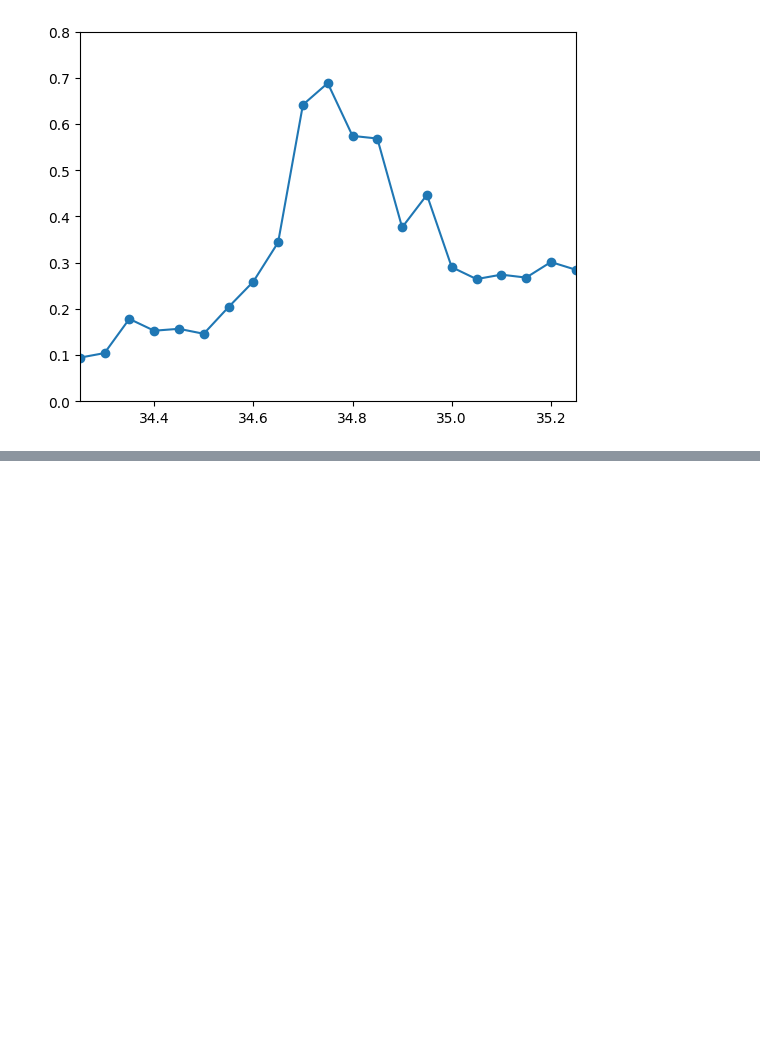
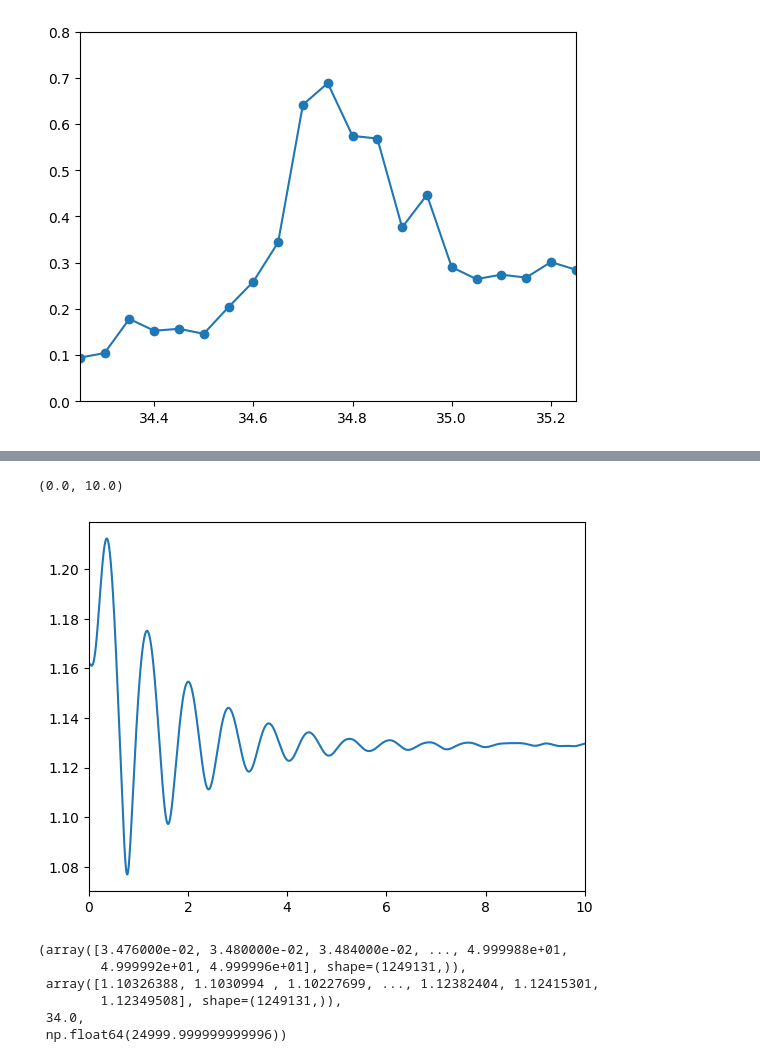
Before and after one commit to labo4gruporocco/Santi, a Jupyter notebook: Young/forzado.ipynb, the cells around one changed output, grey strips where cells are left out. Drawn from its saved outputs; the diff is of its cells as text; code cells hidden in the pictures; blank space fills up the shorter version.

```diff
--- a/Young/forzado.ipynb
+++ b/Young/forzado.ipynb
@@ -384,0 +606,43 @@ plt.ylim(0,0.8)
+# %%
+plt.plot(t,envelope)
+plt.xlim(0,10)
+# %% [output]
+(0.0, 10.0)
+[figure, added]
+# %%
+
+"""
+Loads data, extracts frequency, and chops the signal starting from the first valid peak.
+"""
+peak_threshold_ratio = 0.3  # Adjust this threshold as needed
+filepath = "data_clean_cuarta_clase\\acero\\measurement_20260625_130601.csv"
+
+# Load data and frequency
+data = np.loadtxt(filepath, delimiter=',', skiprows=3)
+with open(filepath, 'r') as f:
+    freq = float(f.readline().split('frecuencia:')[1].strip())
+
+t_raw = data[:, 0]
+y_raw = data[:, 1]
+sampling_rate = 1 / (t_raw[1] - t_raw[0])
+
+# Center temporarily to find the true signal power
+y_temp = y_raw - np.mean(y_raw)
+
+# Find peaks and chop
+peaks, _ = find_peaks(np.abs(y_temp), distance=int(sampling_rate / 34))
+threshold = peak_threshold_ratio * np.max(np.abs(y_temp))
+valid_peaks = peaks[np.abs(y_temp)[peaks] > threshold]
+start_idx = valid_peaks[0]
+
+t_chopped = t_raw[start_idx:]
+y_chopped = y_raw[start_idx:]
+
+t_chopped, y_chopped, freq, sampling_rate
+# %% [output]
+(array([3.476000e-02, 3.480000e-02, 3.484000e-02, ..., 4.999988e+01,
+        4.999992e+01, 4.999996e+01], shape=(1249131,)),
+ array([1.10326388, 1.1030994 , 1.10227699, ..., 1.12382404, 1.12415301,
+        1.12349508], shape=(1249131,)),
+ 34.0,
+ np.float64(24999.999999999996))
```
Also changed, not shown: parts of 13 cells of this notebook.
